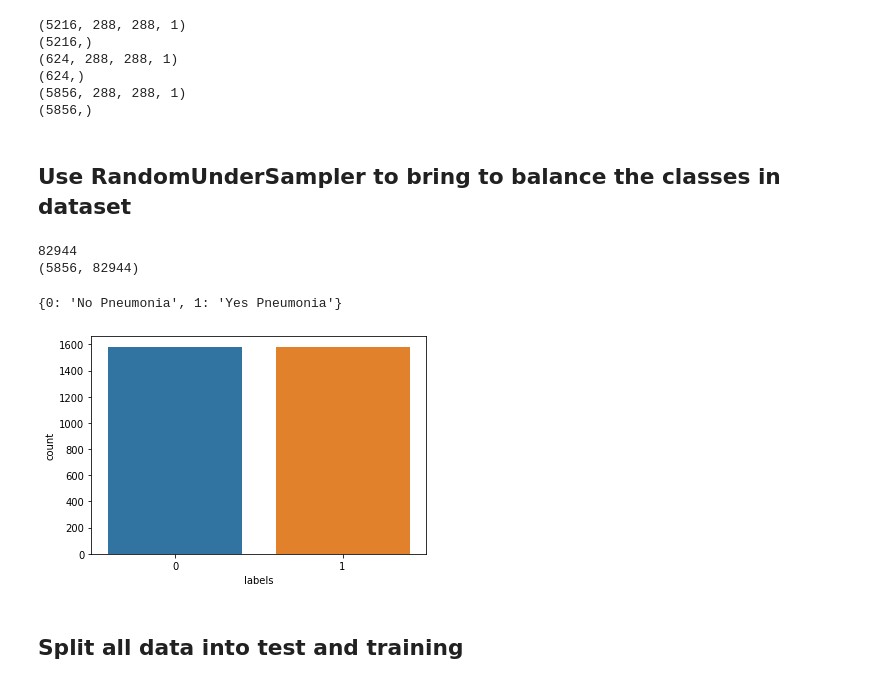
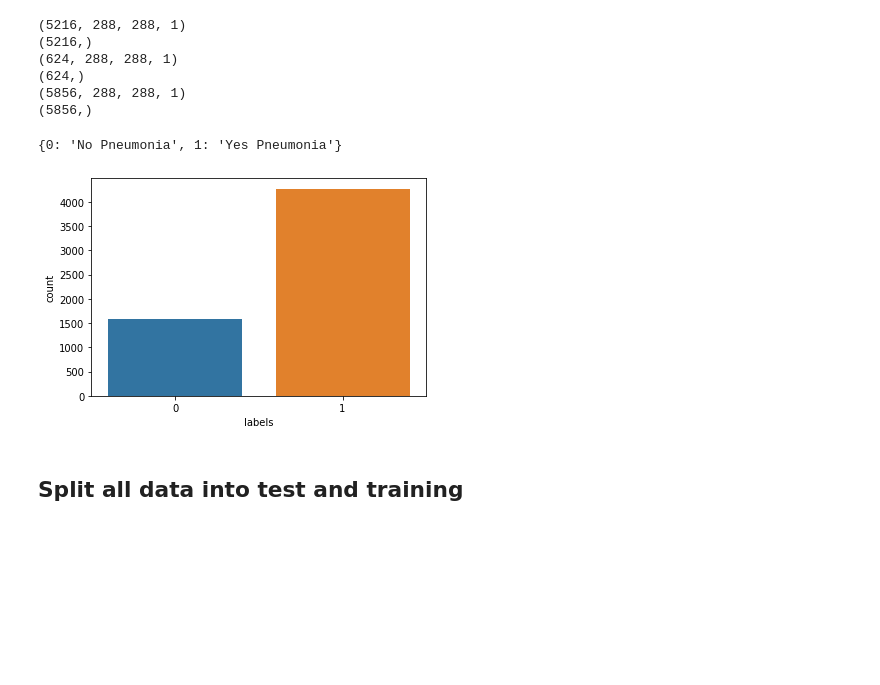
Before and after one commit to borodark/ie7860, a Jupyter notebook: Autoencoder + 2.ipynb, the cells around one changed output. Cells and saved outputs as stored; diff of their text form; code cells hidden in the pictures; blank space fills up the shorter version.

```diff
--- a/Autoencoder + 2.ipynb
+++ b/Autoencoder + 2.ipynb
@@ -80,43 +80,19 @@ print(Y.shape)
 (624,)
 (5856, 288, 288, 1)
 (5856,)
-# %% [markdown]
-## Use RandomUnderSampler to bring to balance the classes in dataset
-# %%
-# Deal with imbalanced class sizes
-# Make Data 1D for compatability upsampling methods
-from imblearn.under_sampling import RandomUnderSampler
-import pandas as pd
-X_ = X.shape[1]*X.shape[2]*X.shape[3]
-print(X_)
-X_Flat = X.reshape(X.shape[0], X_)
-print(X_Flat.shape)
-
-src_size  = 288
-ros = RandomUnderSampler(sampling_strategy='auto')
-X_ros, Y_ros = ros.fit_sample(X_Flat, Y)
-# Encode labels to hot vectors (ex : 2 -> [0,0,1,0,0,0,0,0,0,0])
-Y_ros_hot = to_categorical(Y_ros, num_classes = 2)
-# Make Data 2D again
-height, width, channels = src_size,src_size,1
-for i in range(len(X_ros)):
-    X_ = X_ros.reshape(len(X_ros),height,width,channels)
-# %% [output]
-82944
-(5856, 82944)
 # %%
 # Plot Label Distribution
 dfRos = pd.DataFrame()
-dfRos["labels"]=Y_ros
+dfRos["labels"]=Y
 labRos = dfRos['labels']
 
 # Plot Label Distribution
 import seaborn
 seaborn.countplot(labRos)
 print({0: 'No Pneumonia', 1: 'Yes Pneumonia'})
 # %% [output]
 {0: 'No Pneumonia', 1: 'Yes Pneumonia'}
-[figure, old version]
+[figure, new version]
 # %% [markdown]
 ## Split all data into test and training
 # %%
```
Also changed, not shown: parts of 2 cells of this notebook, 2 other files.
